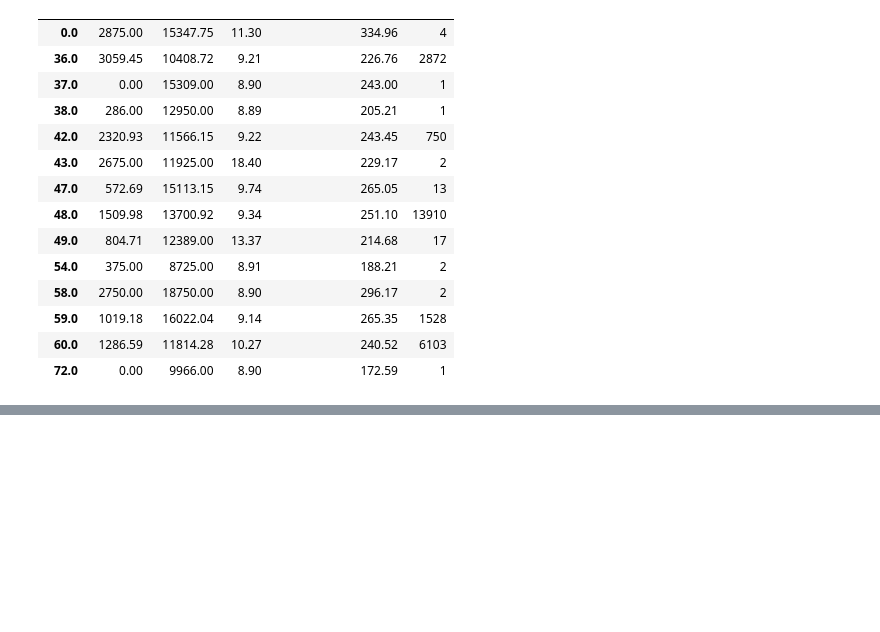
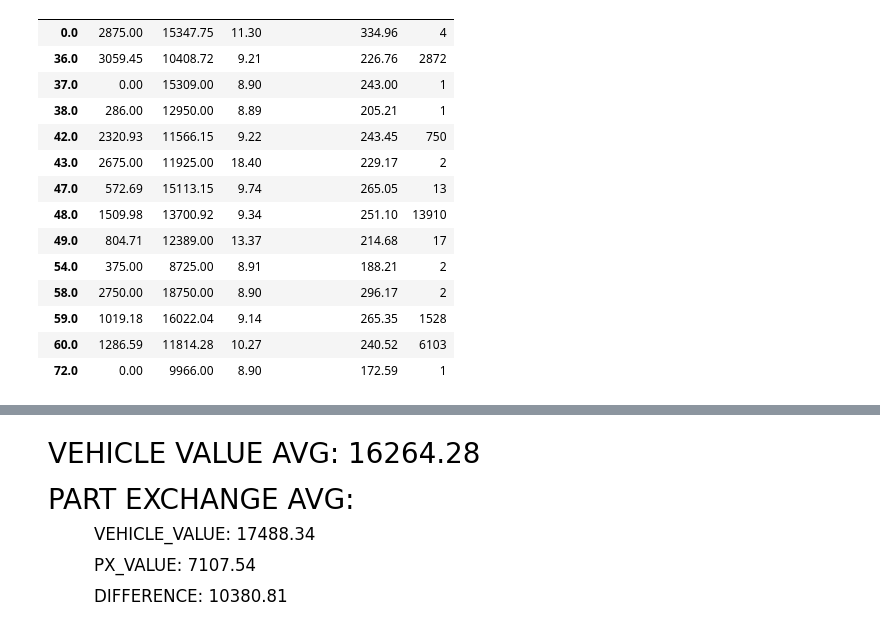
Before and after one commit to reddaoist/data_analysis_sample_work, a Jupyter notebook: sample_data.ipynb, the cells around one changed output, grey strips where cells are left out. Drawn from its saved outputs; the diff is of its cells as text; code cells hidden in the pictures; blank space fills up the shorter version.

```diff
--- a/sample_data.ipynb
+++ b/sample_data.ipynb
@@ -348,3 +337,8 @@ df
 | 59.0 | 1019.18 | 16022.04 | 9.14 | 265.35 | 1528 |
 | 60.0 | 1286.59 | 11814.28 | 10.27 | 240.52 | 6103 |
 | 72.0 | 0.00 | 9966.00 | 8.90 | 172.59 | 1 |
+# %%
+filtered_df = merged_df[['ORDER_ID', 'VEHICLE_VALUE_AMOUNT', 'PART_EXCHANGE', 'PX_VALUE', 'ANCILLARY_PRODUCT_INCLUDED', 'FINANCED']]
+
+filtered_df.loc[:,['VEHICLE_VALUE_AMOUNT']] = filtered_df['VEHICLE_VALUE_AMOUNT'].astype('float')
+filtered_df.loc[:,['PX_VALUE']] = filtered_df['PX_VALUE'].astype('float')
@@ -350,0 +373,23 @@ df
+# %%
+avg_vehicle_value_all_orders = filtered_df['VEHICLE_VALUE_AMOUNT'].mean()
+
+px_df = filtered_df[filtered_df['PART_EXCHANGE']==1]
+
+avg_vehicle_value = px_df['VEHICLE_VALUE_AMOUNT'].mean()
+avg_px_value = px_df['PX_VALUE'].mean()
+
+fig, ax = plt.subplots(figsize=(6, 2))
+
+# Remove the axis ticks and labels
+ax.axis('off')
+
+# Display the values as big text
+ax.text(0.0, 0.9, f"VEHICLE VALUE AVG: {round(avg_vehicle_value_all_orders, 2)}", fontsize=20, ha='left')
+ax.text(0.0, 0.6, f"PART EXCHANGE AVG:", fontsize=20, ha='left')
+ax.text(0.1, 0.4, f"VEHICLE_VALUE: {round(avg_vehicle_value, 2)}", fontsize=12, ha='left')
+ax.text(0.1, 0.2, f"PX_VALUE: {round(avg_px_value, 2)}", fontsize=12, ha='left')
+ax.text(0.1, 0.0, f"DIFFERENCE: {round(avg_vehicle_value - avg_px_value, 2)}", fontsize=12, ha='left')
+# Show the plot
+plt.show()
+# %% [output]
+[figure, added]
```
Also changed, not shown: parts of 20 cells of this notebook.
